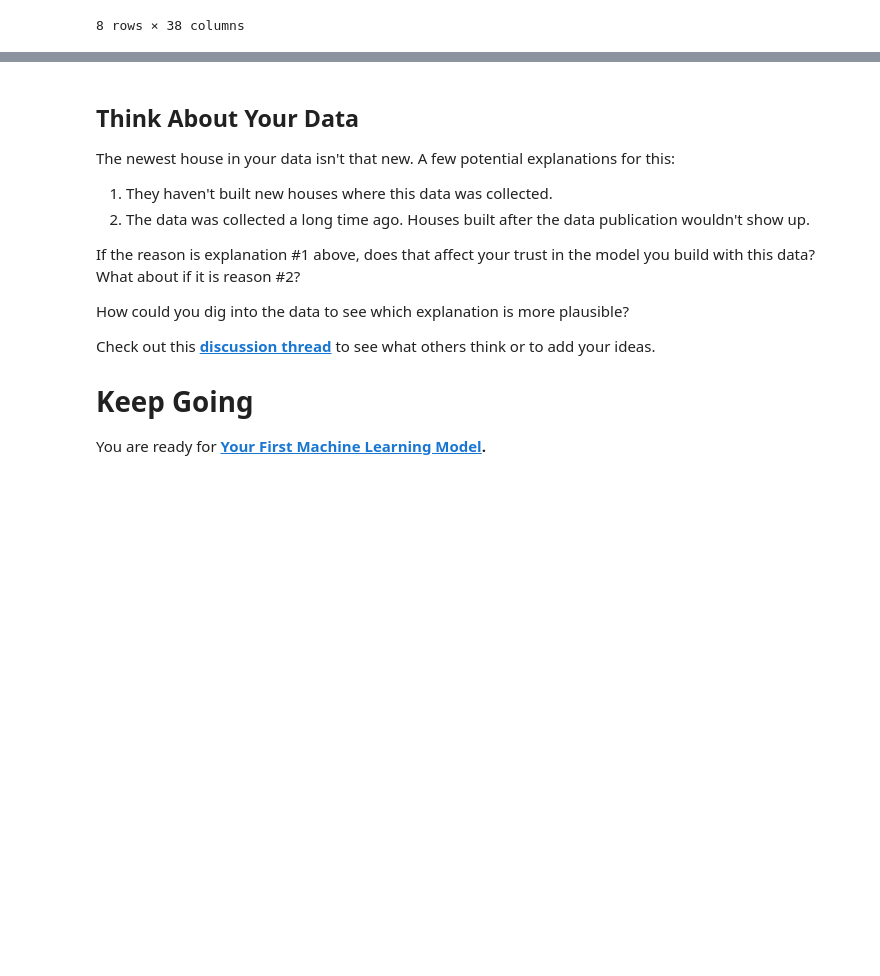
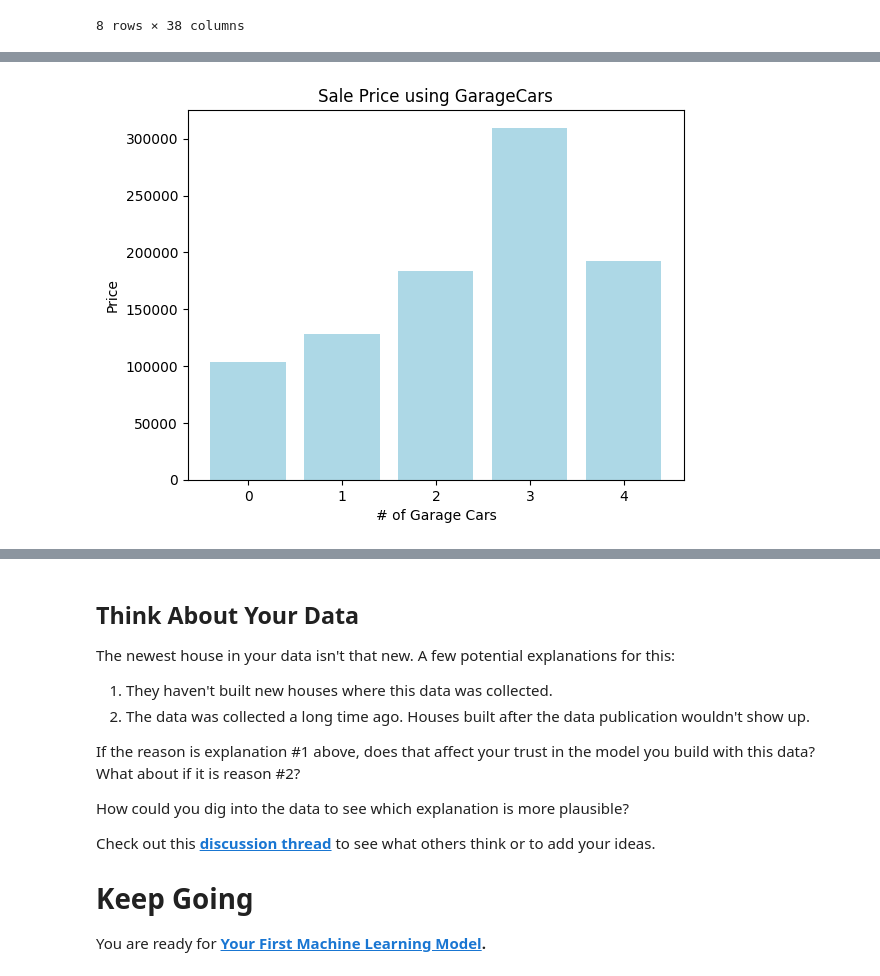
Before and after one commit to Bestakdv/vhs-intro-ai, a Jupyter notebook: exercise-explore-your-data.ipynb, the cells around one changed output, grey strips where cells are left out. Cells and saved outputs as stored; diff of their text form; code cells hidden in the pictures; blank space fills up the shorter version.

```diff
--- a/exercise-explore-your-data.ipynb
+++ b/exercise-explore-your-data.ipynb
@@ -62,0 +131,17 @@ home_data.describe()
+# %%
+import matplotlib.pyplot as plt
+import pandas as pd
+
+test = home_data.groupby('GarageCars')['SalePrice'].mean().reset_index()
+
+
+plt.bar(test['GarageCars'], test['SalePrice'], color='lightblue')
+
+plt.title('Sale Price using GarageCars')
+plt.xlabel('# of Garage Cars')
+plt.ylabel('Price')
+
+
+plt.show()
+# %% [output]
+[figure, added]
```
Also changed, not shown: parts of 5 cells of this notebook.
